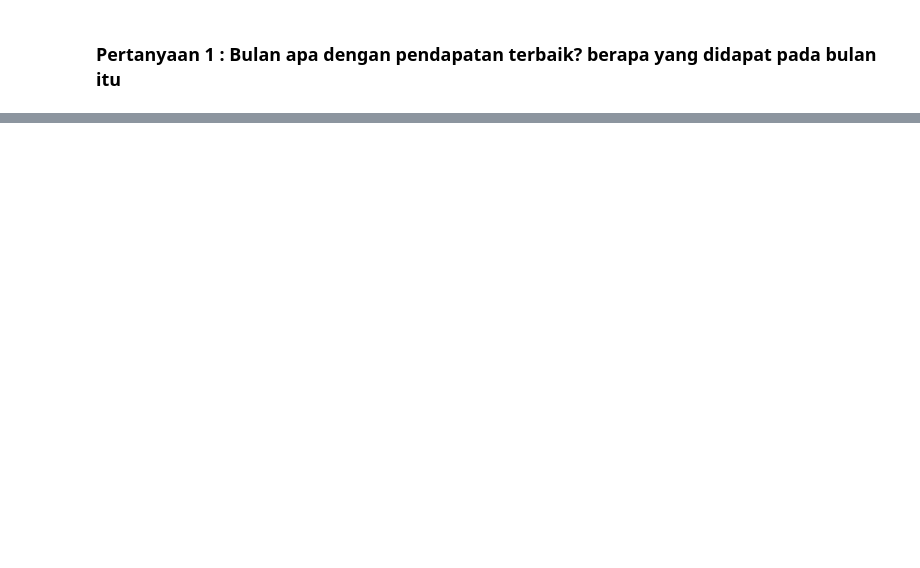
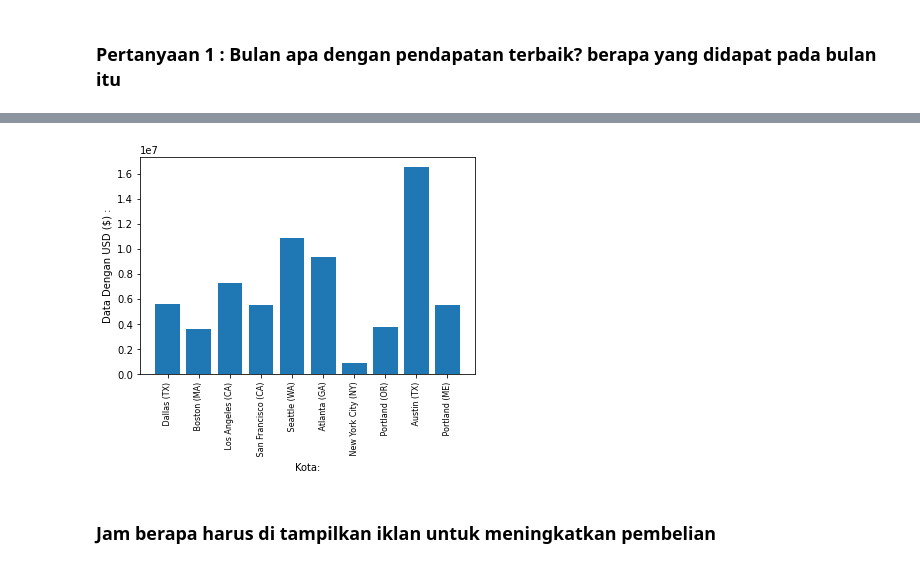
Before and after one commit to yazidsupriadi/belajar-python, a Jupyter notebook: panda2.ipynb, the cells around one changed output, grey strips where cells are left out. Drawn from its saved outputs; the diff is of its cells as text; code cells hidden in the pictures; blank space fills up the shorter version.

```diff
--- a/panda2.ipynb
+++ b/panda2.ipynb
@@ -132,0 +188,11 @@ Exception: Jupyter command `jupyter-trust` not found.
+# %%
+kota = data['City'].unique()
+plt.bar(kota,data_per_kota['sales'])
+plt.xticks(kota,rotation = 'vertical',size = 8)
+plt.ylabel('Data Dengan USD ($) :')
+plt.xlabel('Kota:')
+plt.show()
+# %% [output]
+[figure, added]
+# %% [markdown]
+###  Jam berapa harus di tampilkan iklan untuk meningkatkan pembelian
```
Also changed, not shown: parts of 18 cells of this notebook, 2 other files.
